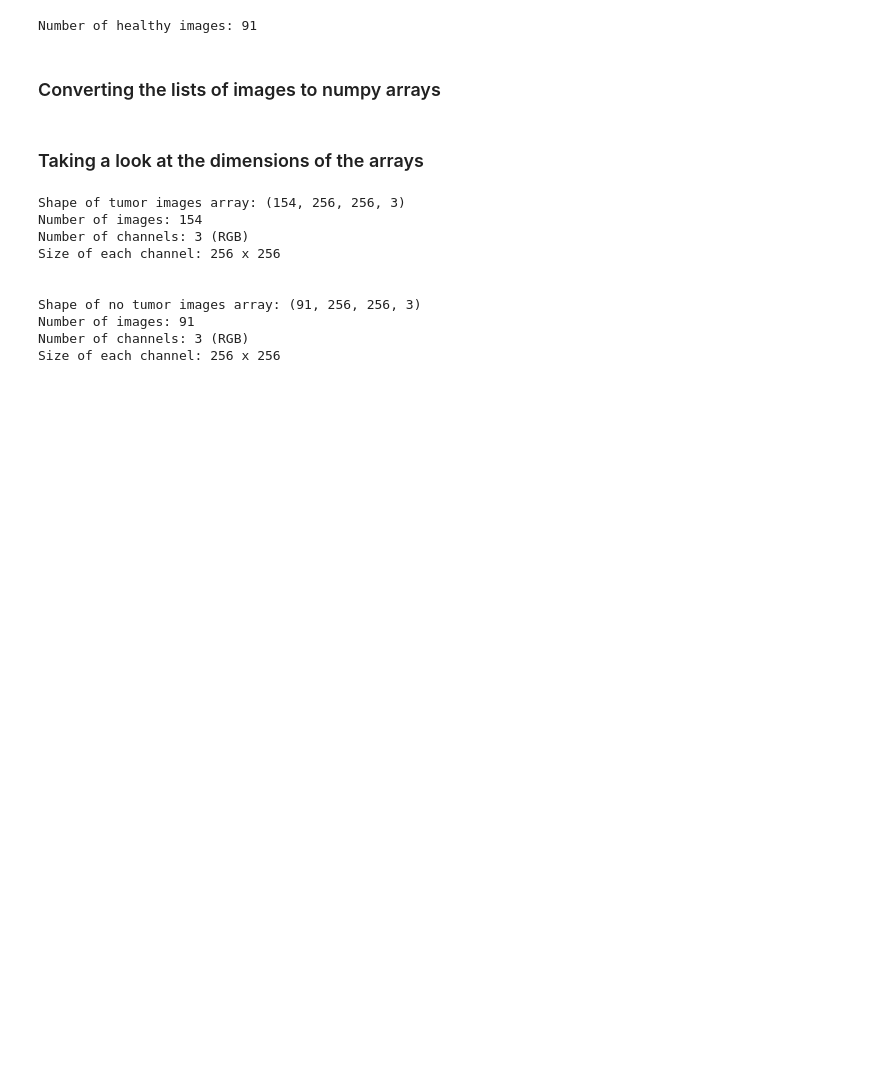
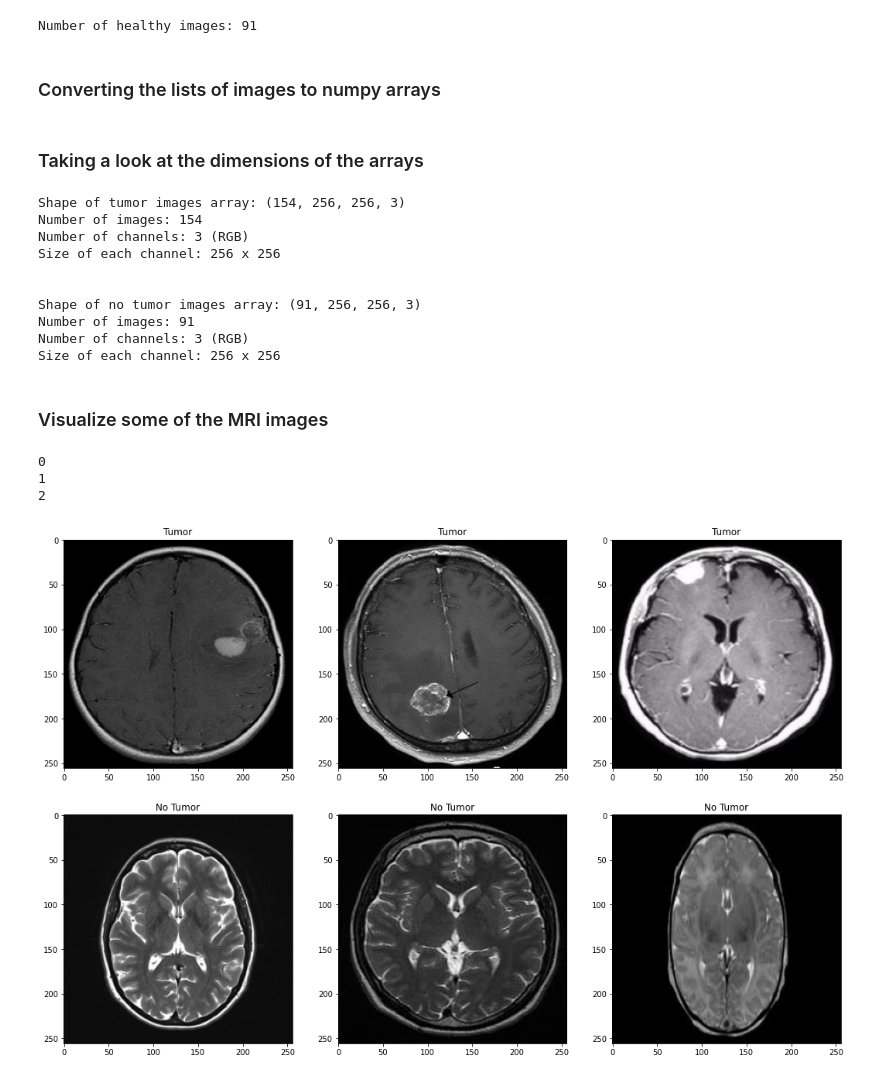
Before and after one commit to dinamj/brain-tumor-detector, a Jupyter notebook: notebook.ipynb, the cells around one changed output. Cells and saved outputs as stored; diff of their text form; code cells hidden in the pictures; blank space fills up the shorter version.

Commit message:
add some visualizations

```diff
--- a/notebook.ipynb
+++ b/notebook.ipynb
@@ -78,3 +80,24 @@ Shape of no tumor images array: (91, 256, 256, 3)
 Number of images: 91
 Number of channels: 3 (RGB)
 Size of each channel: 256 x 256
+# %% [markdown]
+### Visualize some of the MRI images
+# %%
+# initialize the plot
+plt.figure(figsize=(18, 12))
+
+for i in range(3):
+    # tumor images
+    plt.subplot(2, 3, i+1)
+    plt.title('Tumor')
+    plt.imshow(tumor[random.randint(0, len(tumor)-1)])
+
+    # no_tumor images
+    plt.subplot(2, 3, i+4)
+    plt.title('No Tumor')
+    plt.imshow(no_tumor[random.randint(0, len(no_tumor)-1)])
+# %% [output]
+0
+1
+2
+[figure, added]
```
Also changed, not shown: parts of 3 cells of this notebook.
